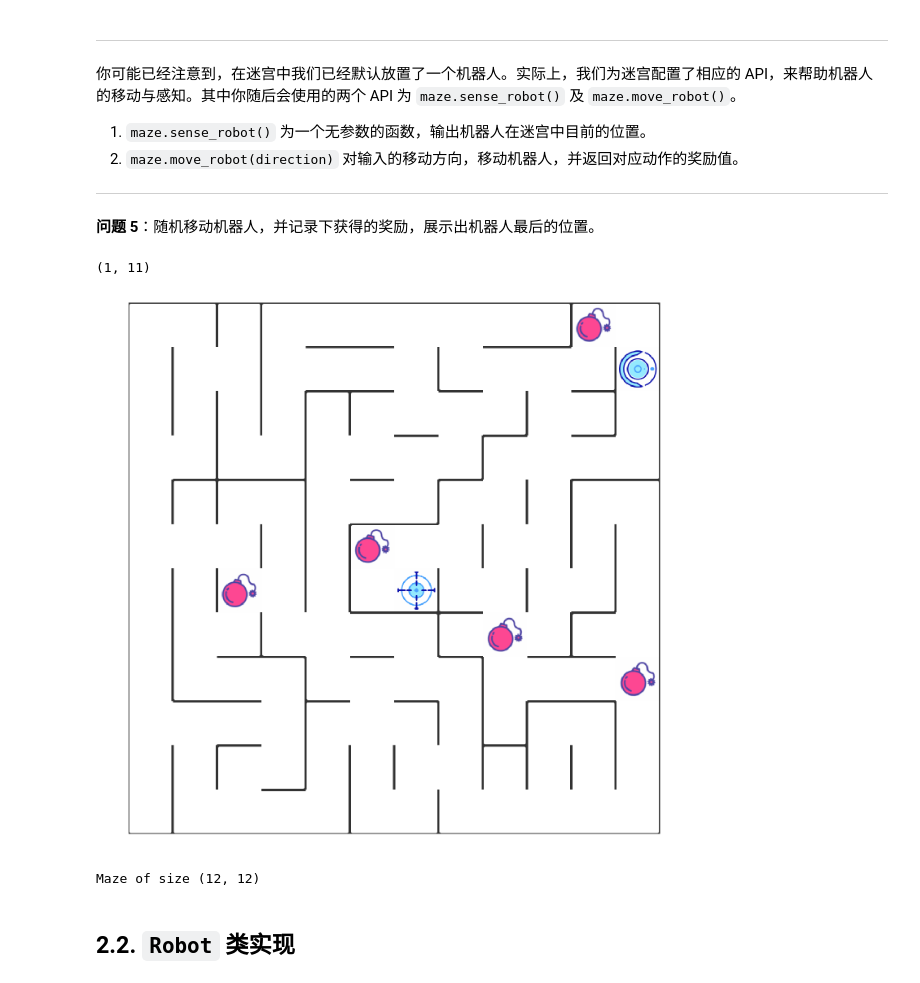
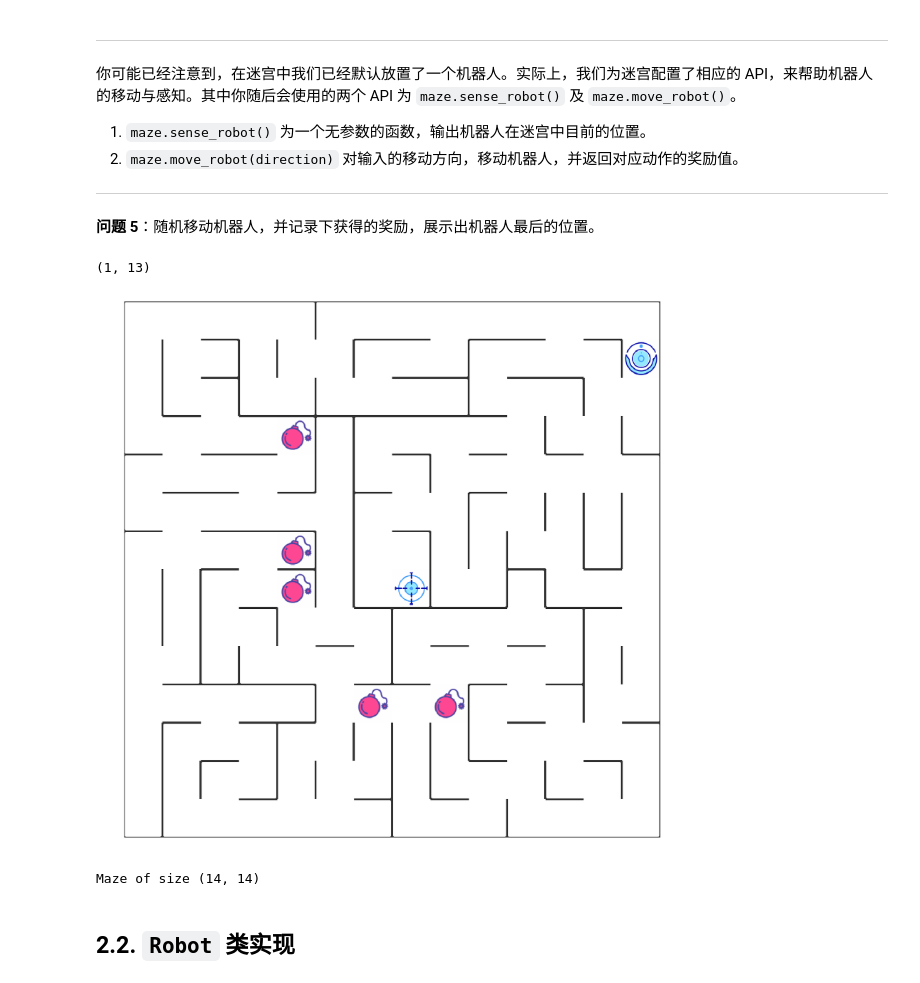
Before and after one commit to snhua/machine-learning-advance, a Jupyter notebook: qlearning_maze/robot_maze.ipynb, the cells around one changed output. Cells and saved outputs as stored; diff of their text form; code cells hidden in the pictures.

```diff
--- a/qlearning_maze/robot_maze.ipynb
+++ b/qlearning_maze/robot_maze.ipynb
@@ -127,7 +127,7 @@ def choose_action(epsilon):
     action = None
 
     if random.random() <= epsilon: # 以某一概率
-        action = actions[random.choice(range(len(actions)))]
+        action = random.choice(actions)
     else:
-        action = [k for k ,v in qline.items()][np.argmax([v for k ,v in qline.items()])] # 否则选择具有最大 Q 值的动作
+        action = max(qline,key=qline.get) # 否则选择具有最大 Q 值的动作
     return action
@@ -156,6 +160,6 @@ from Maze import Maze
 %config InlineBackend.figure_format = 'retina'
 
 ## todo: 创建迷宫并展示
-maze=Maze('test_world/maze_01.txt')
+maze=Maze('test_world/maze_02.txt')
 maze
 # %% [output]
@@ -175,20 +179,20 @@ Maze of size (12, 12)
 # %%
 rewards = []
 
 ## 循环、随机移动机器人10次，记录下奖励
 for i in range(10):
-    rewards.append(maze.move_robot(choose_action(epsilon)))
+    rewards.append(maze.move_robot(choose_action(1.0)))
 
 ## 输出机器人最后的位置
 print(maze.sense_robot())
 
 
 ## 打印迷宫，观察机器人位置
 maze
 # %% [output]
-(1, 11)
+(1, 13)
-[figure, old version]
+[figure, new version]
-Maze of size (12, 12)
+Maze of size (14, 14)
 # %% [markdown]
 ## 2.2. `Robot` 类实现
 # %% [markdown]
```
Also changed, not shown: parts of 11 cells of this notebook, 2 other files.
